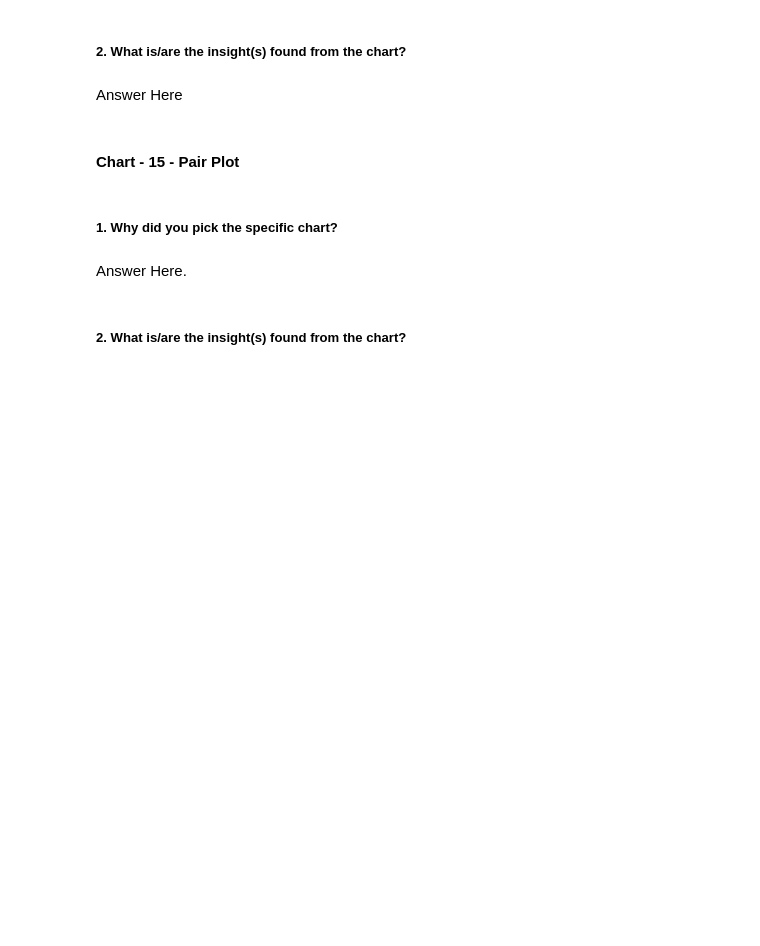
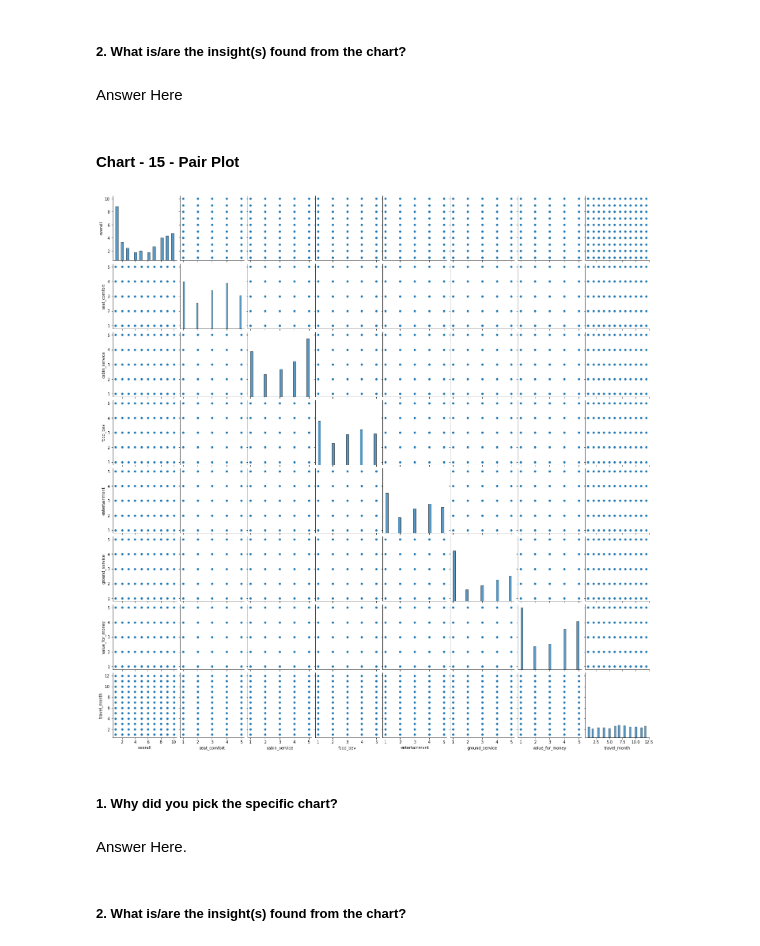
Before and after one commit to meenubenny/Airline_Passenger_Referral_Prediction, a Jupyter notebook: MeenuBenny_Airline_Passenger_Referral_Prediction_capston_project.ipynb, the cells around one changed output. Drawn from its saved outputs; the diff is of its cells as text; code cells hidden in the pictures; blank space fills up the shorter version.

```diff
--- a/MeenuBenny_Airline_Passenger_Referral_Prediction_capston_project.ipynb
+++ b/MeenuBenny_Airline_Passenger_Referral_Prediction_capston_project.ipynb
@@ -686,6 +721,10 @@ Answer Here
 #### Chart - 15 - Pair Plot
 # %%
 # Pair Plot visualization code
+sns.pairplot(df)
+plt.show()
+# %% [output]
+[figure, added]
 # %% [markdown]
 ##### 1. Why did you pick the specific chart?
 # %% [markdown]
```
Also changed, not shown: parts of 6 cells of this notebook.
